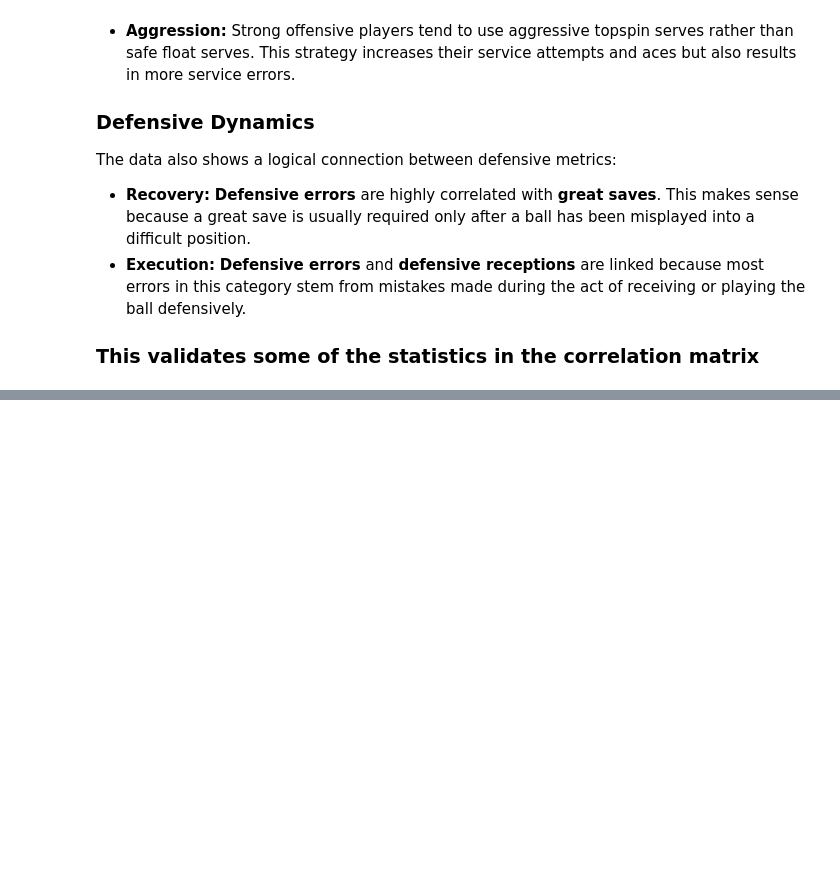
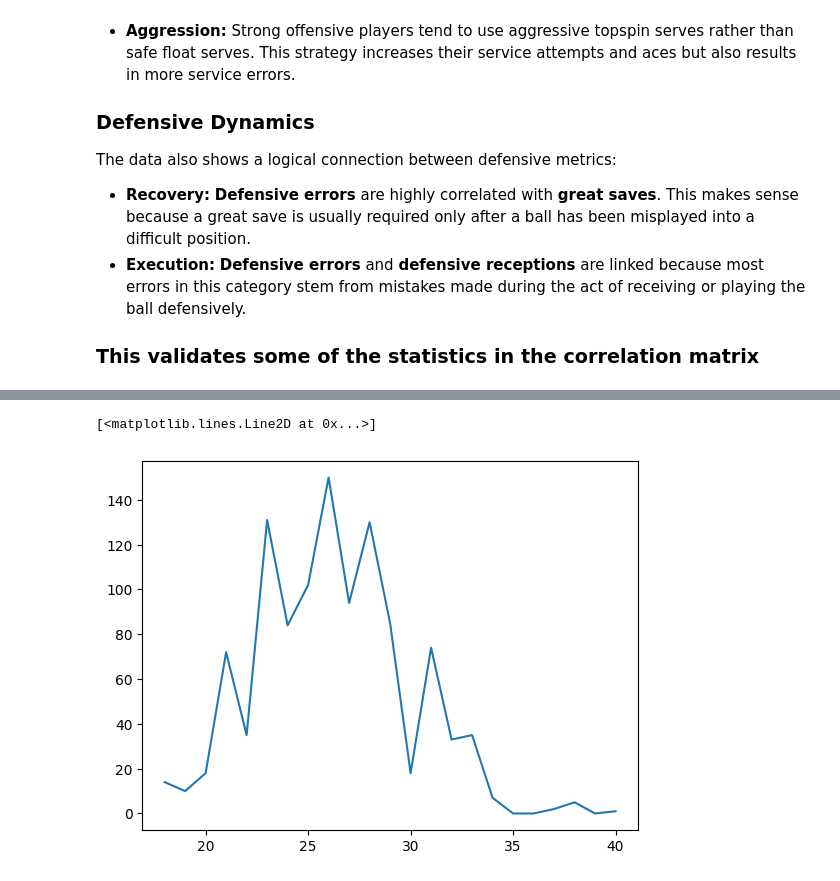
Before and after one commit to Noahgeorge21/Volleyball_EDA, a Jupyter notebook: vb_EDA.ipynb, the cells around one changed output, grey strips where cells are left out. Cells and saved outputs as stored; diff of their text form; code cells hidden in the pictures; blank space fills up the shorter version.

```diff
--- a/vb_EDA.ipynb
+++ b/vb_EDA.ipynb
@@ -218,0 +273,6 @@ The data also shows a logical connection between defensive metrics:
+# %%
+age_aces_df = df.groupby('Age')['Aces'].sum()
+plt.plot(age_aces_df)
+# %% [output]
+[<matplotlib.lines.Line2D at 0x...>]
+[figure, added]
```
Also changed, not shown: parts of 11 cells of this notebook.
